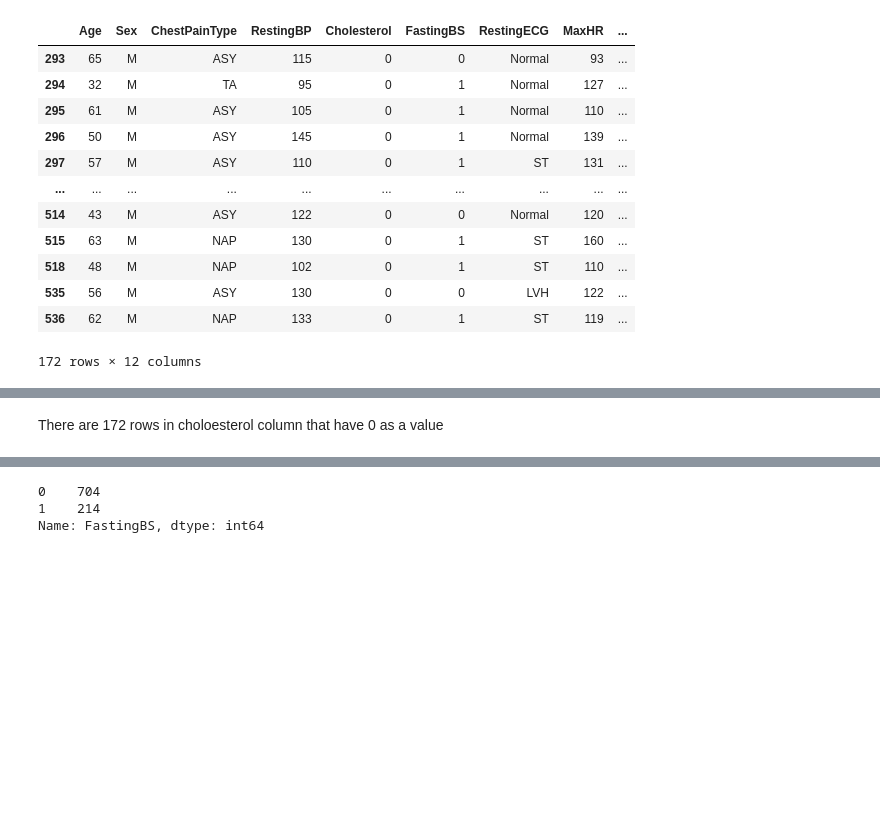
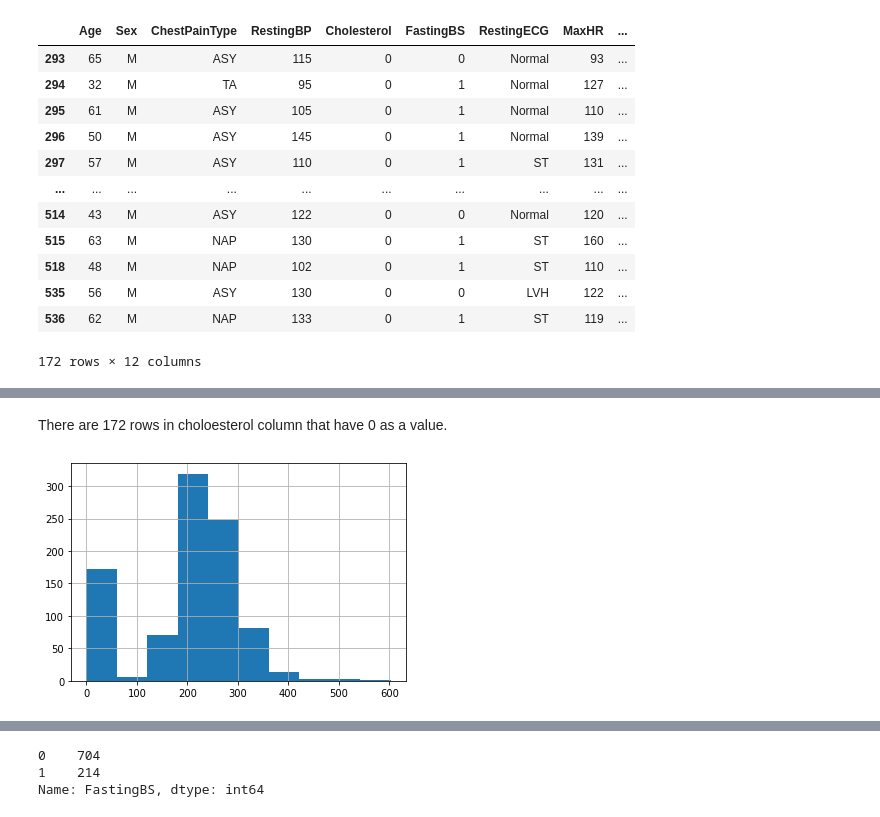
Before and after one commit to AbdoIbrahim/project2, a Jupyter notebook: Project_2_Part_2(Core).ipynb, the cells around one changed output, grey strips where cells are left out. Drawn from its saved outputs; the diff is of its cells as text; code cells hidden in the pictures; blank space fills up the shorter version.

```diff
--- a/Project_2_Part_2(Core).ipynb
+++ b/Project_2_Part_2(Core).ipynb
@@ -332,2 +287,6 @@ df[df['Cholesterol'] == 0]
 # %% [markdown]
-There are 172 rows in choloesterol column that have 0 as a value
+There are 172 rows in choloesterol column that have 0 as a value.
+# %%
+ml_df['Cholesterol'].hist();
+# %% [output]
+[figure, added]
```
Also changed, not shown: parts of 55 cells of this notebook.
